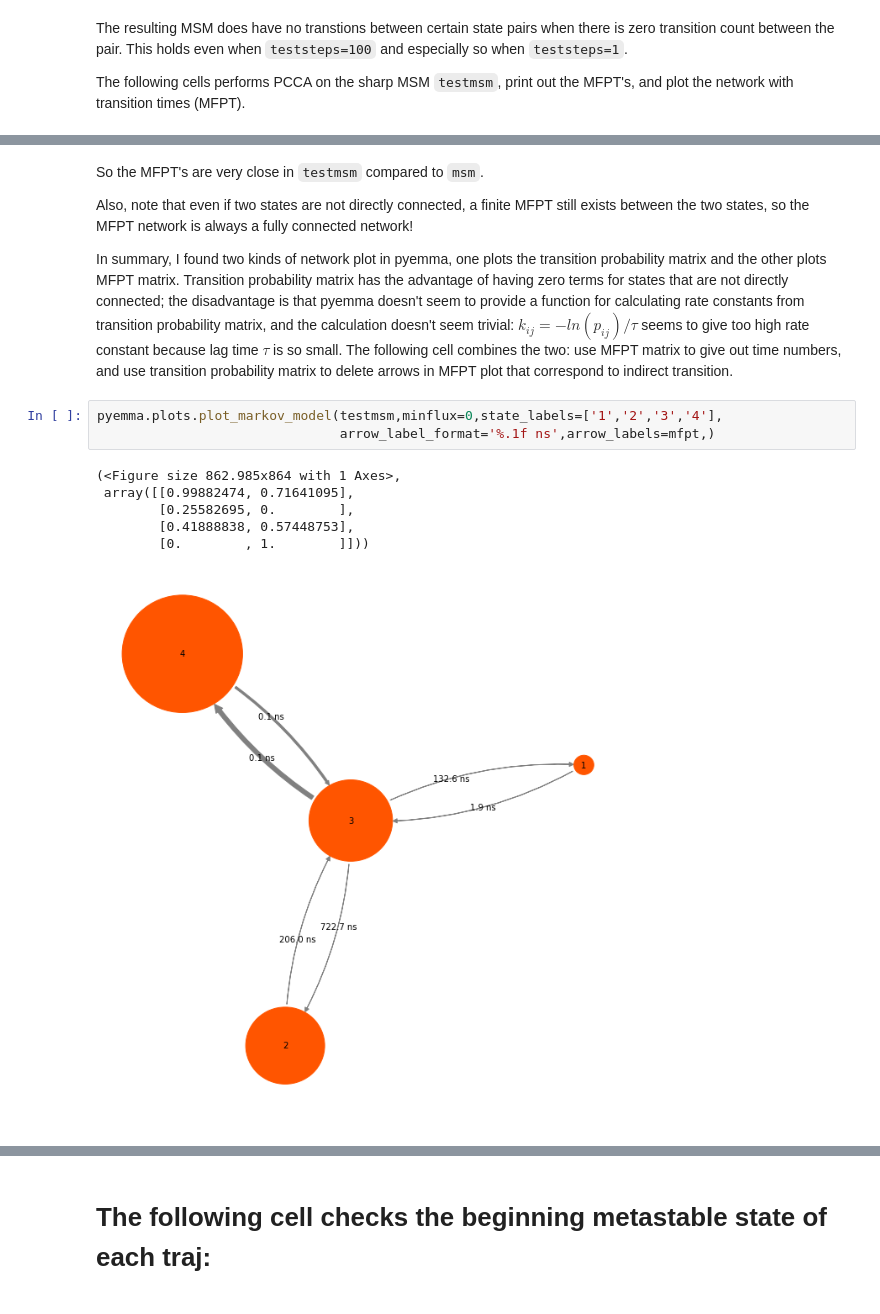
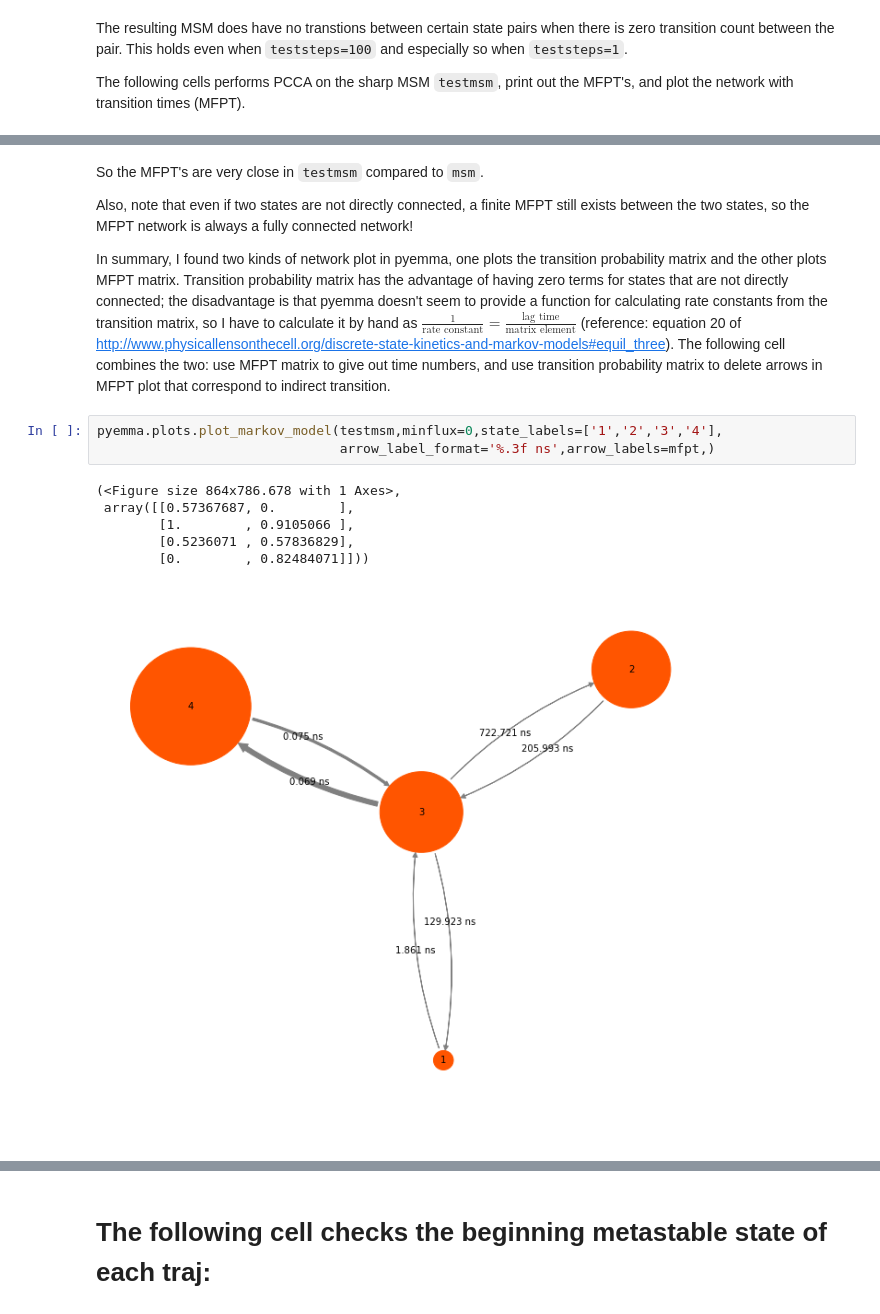
Before and after one commit to fengmudong/motor-paper, a Jupyter notebook: notebooks/motorS.ipynb, the cells around one changed output, grey strips where cells are left out. Saved outputs shown, nothing was run; the diff lists cells and outputs as text.

```diff
--- a/notebooks/motorS.ipynb
+++ b/notebooks/motorS.ipynb
@@ -783,14 +787,14 @@ So the MFPT's are very close in `testmsm` compared to `msm`.
 
 Also, note that even if two states are not directly connected, a finite MFPT still exists between the two states, so the MFPT network is always a fully connected network!
 
-In summary, I found two kinds of network plot in pyemma, one plots the transition probability matrix and the other plots MFPT matrix. Transition probability matrix has the advantage of having zero terms for states that are not directly connected; the disadvantage is that pyemma doesn't seem to provide a function for calculating rate constants from transition probability matrix, and the calculation doesn't seem trivial: $k_{ij}=-ln(p_{ij})/\tau$ seems to give too high rate constant because lag time $\tau$ is so small. The following cell combines the two: use MFPT matrix to give out time numbers, and use transition probability matrix to delete arrows in MFPT plot that correspond to indirect transition.
+In summary, I found two kinds of network plot in pyemma, one plots the transition probability matrix and the other plots MFPT matrix. Transition probability matrix has the advantage of having zero terms for states that are not directly connected; the disadvantage is that pyemma doesn't seem to provide a function for calculating rate constants from the transition matrix, so I have to calculate it by hand as $\frac{1}{\text{rate constant}}=\frac{\text{lag time}}{\text{matrix element}}$ (reference: equation 20 of http://www.physicallensonthecell.org/discrete-state-kinetics-and-markov-models#equil_three). The following cell combines the two: use MFPT matrix to give out time numbers, and use transition probability matrix to delete arrows in MFPT plot that correspond to indirect transition.
 # %%
 pyemma.plots.plot_markov_model(testmsm,minflux=0,state_labels=['1','2','3','4'],
-                               arrow_label_format='%.1f ns',arrow_labels=mfpt,)
+                               arrow_label_format='%.3f ns',arrow_labels=mfpt,)
 # %% [output]
-(<Figure size 862.985x864 with 1 Axes>,
- array([[0.99882474, 0.71641095],
-        [0.25582695, 0.        ],
-        [0.41888838, 0.57448753],
-        [0.        , 1.        ]]))
+(<Figure size 864x786.678 with 1 Axes>,
+ array([[0.57367687, 0.        ],
+        [1.        , 0.9105066 ],
+        [0.5236071 , 0.57836829],
+        [0.        , 0.82484071]]))
-[figure, old version]
+[figure, new version]
```
Also changed, not shown: parts of 21 cells of this notebook, 1 other file.
